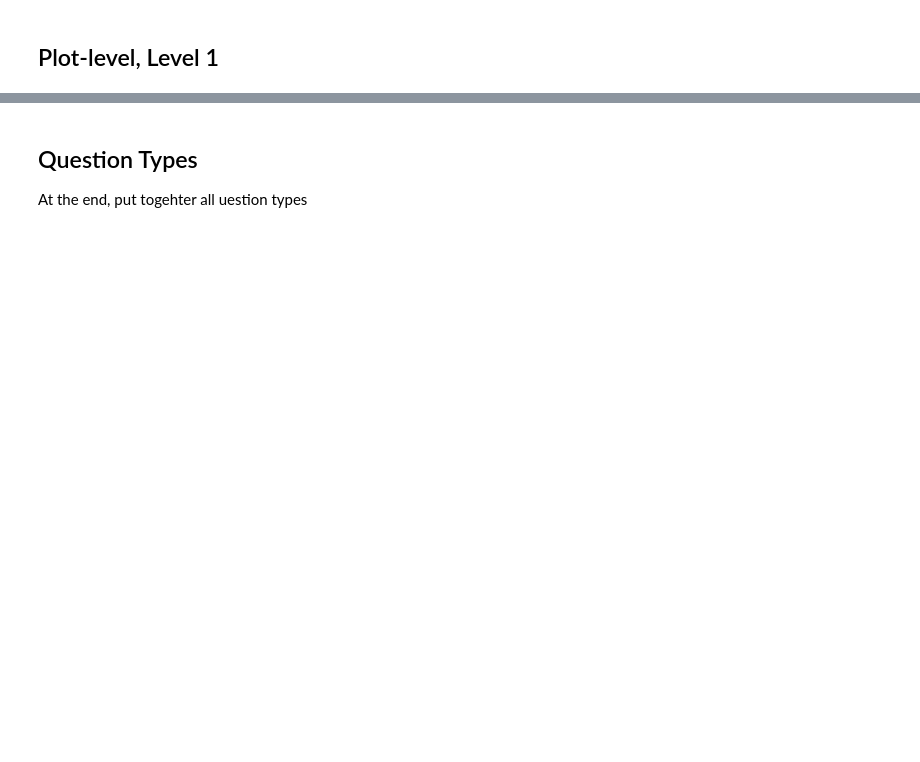
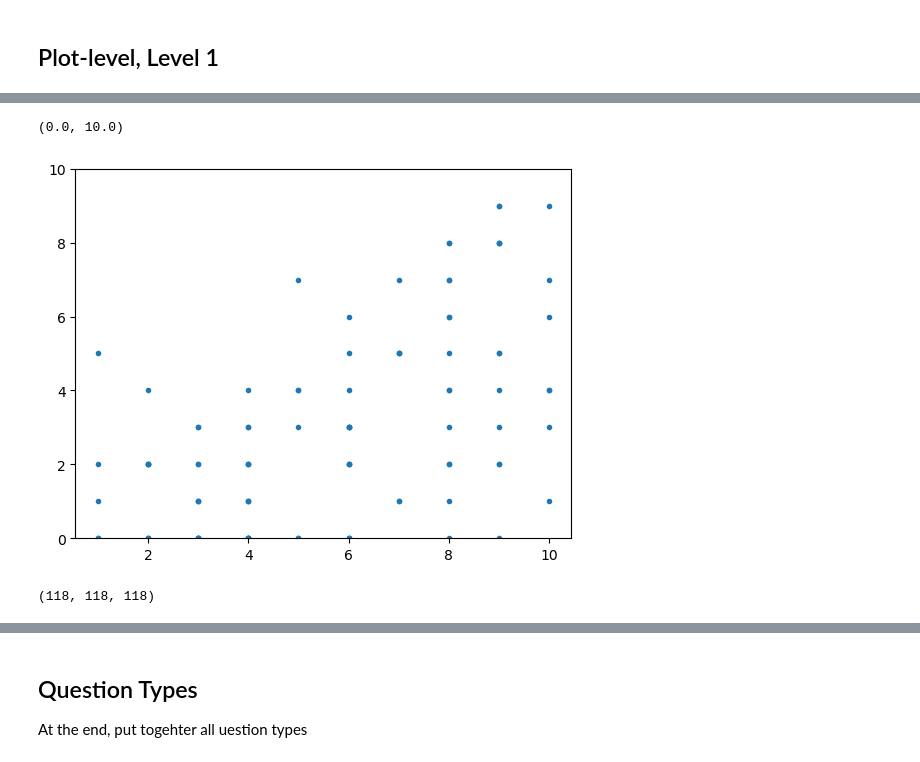
Before and after one commit to ReadingTimeMachine/LLM_VQA_MultiPanel, a Jupyter notebook: parse_lmm_outputs_to_figs.ipynb, the cells around one changed output, grey strips where cells are left out. Saved outputs shown, nothing was run; the diff lists cells and outputs as text; code cells hidden in the pictures; blank space fills up the shorter version.

```diff
--- a/parse_lmm_outputs_to_figs.ipynb
+++ b/parse_lmm_outputs_to_figs.ipynb
@@ -438,0 +534,10 @@ ValueError: All arrays must be of the same length
+# %%
+plt.plot(gt, np.abs(gt-lmm), '.')
+plt.ylim(0,10)
+# %% [output]
+(0.0, 10.0)
+[figure, added]
+# %%
+len(dfsub[dfsub['model']=='claude']), len(dfsub[dfsub['model']=='chatgpt']), len(dfsub[dfsub['model']=='gemini_1.5'])
+# %% [output]
+(118, 118, 118)
```
Also changed, not shown: parts of 66 cells of this notebook.
